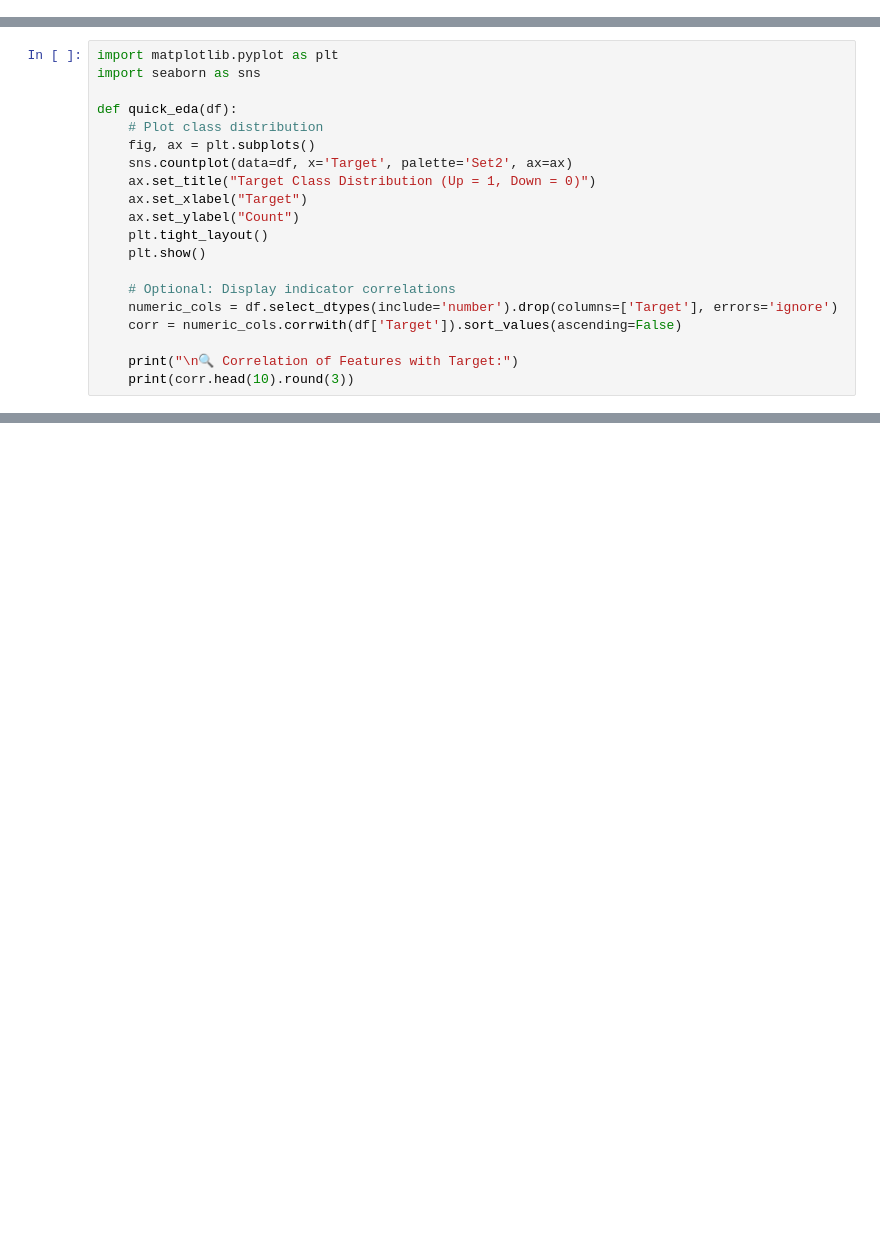
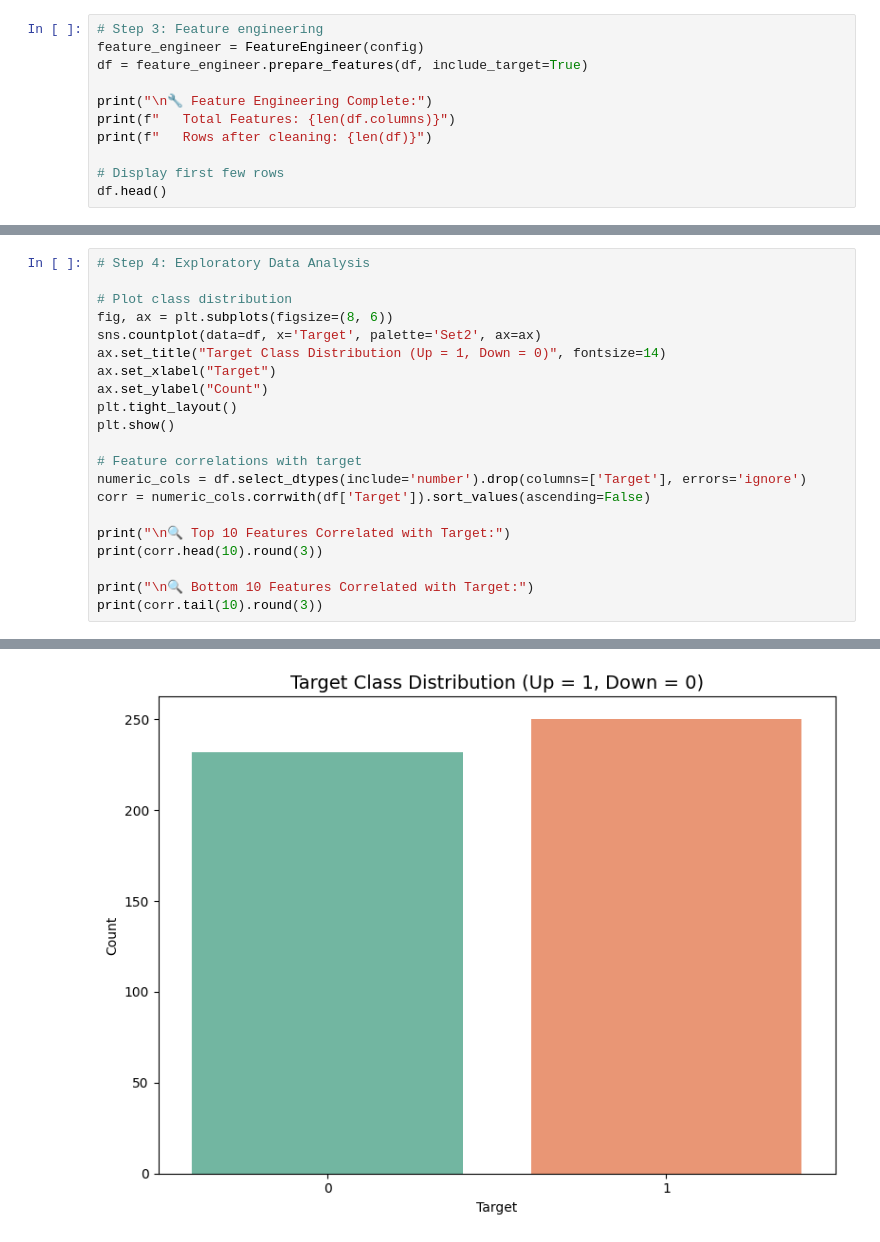
Before and after one commit to Alpyaman/Stock_Trend_Prediction, a Jupyter notebook: starter.ipynb, the cells around one changed output, grey strips where cells are left out. Saved outputs shown, nothing was run; the diff lists cells and outputs as text; blank space fills up the shorter version.

```diff
--- a/starter.ipynb
+++ b/starter.ipynb
@@ -0,0 +61,11 @@
+# %%
+# Step 3: Feature engineering
+feature_engineer = FeatureEngineer(config)
+df = feature_engineer.prepare_features(df, include_target=True)
+
+print("\n🔧 Feature Engineering Complete:")
+print(f"   Total Features: {len(df.columns)}")
+print(f"   Rows after cleaning: {len(df)}")
+
+# Display first few rows
+df.head()
@@ -1,20 +82,22 @@
 # %%
-import matplotlib.pyplot as plt
-import seaborn as sns
+# Step 4: Exploratory Data Analysis
 
-def quick_eda(df):
-    # Plot class distribution
-    fig, ax = plt.subplots()
-    sns.countplot(data=df, x='Target', palette='Set2', ax=ax)
-    ax.set_title("Target Class Distribution (Up = 1, Down = 0)")
-    ax.set_xlabel("Target")
-    ax.set_ylabel("Count")
-    plt.tight_layout()
-    plt.show()
+# Plot class distribution
+fig, ax = plt.subplots(figsize=(8, 6))
+sns.countplot(data=df, x='Target', palette='Set2', ax=ax)
+ax.set_title("Target Class Distribution (Up = 1, Down = 0)", fontsize=14)
+ax.set_xlabel("Target")
+ax.set_ylabel("Count")
+plt.tight_layout()
+plt.show()
 
-    # Optional: Display indicator correlations
-    numeric_cols = df.select_dtypes(include='number').drop(columns=['Target'], errors='ignore')
-    corr = numeric_cols.corrwith(df['Target']).sort_values(ascending=False)
+# Feature correlations with target
+numeric_cols = df.select_dtypes(include='number').drop(columns=['Target'], errors='ignore')
+corr = numeric_cols.corrwith(df['Target']).sort_values(ascending=False)
 
-    print("\n🔍 Correlation of Features with Target:")
-    print(corr.head(10).round(3))
+print("\n🔍 Top 10 Features Correlated with Target:")
+print(corr.head(10).round(3))
+
+print("\n🔍 Bottom 10 Features Correlated with Target:")
+print(corr.tail(10).round(3))
+# %% [output]
@@ -20,0 +107 @@ def quick_eda(df):
+[figure, added]
```
Also changed, not shown: parts of 13 cells of this notebook, 22 other files.
